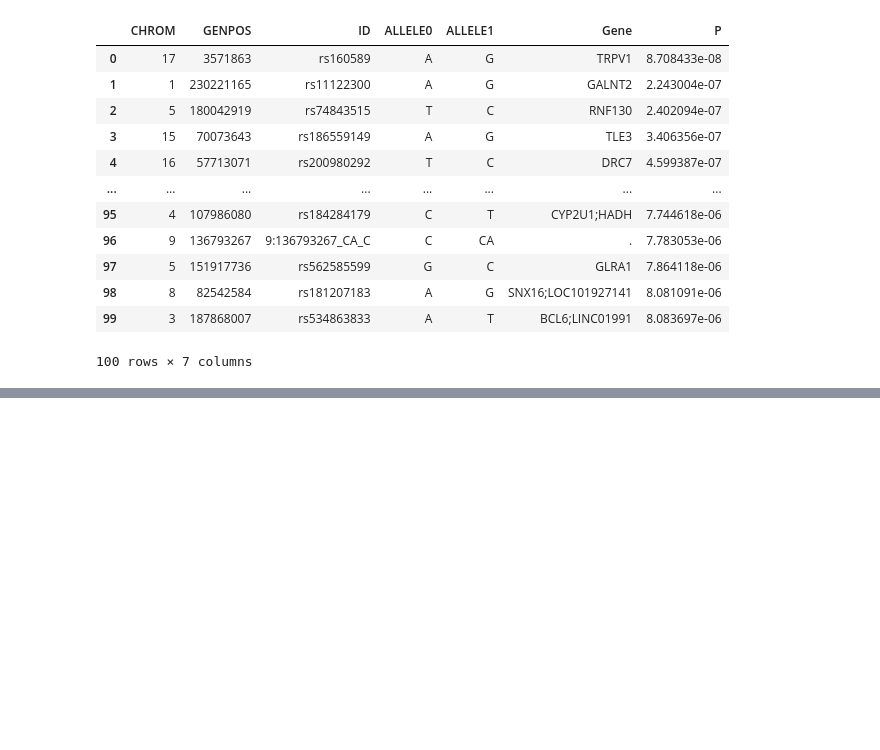
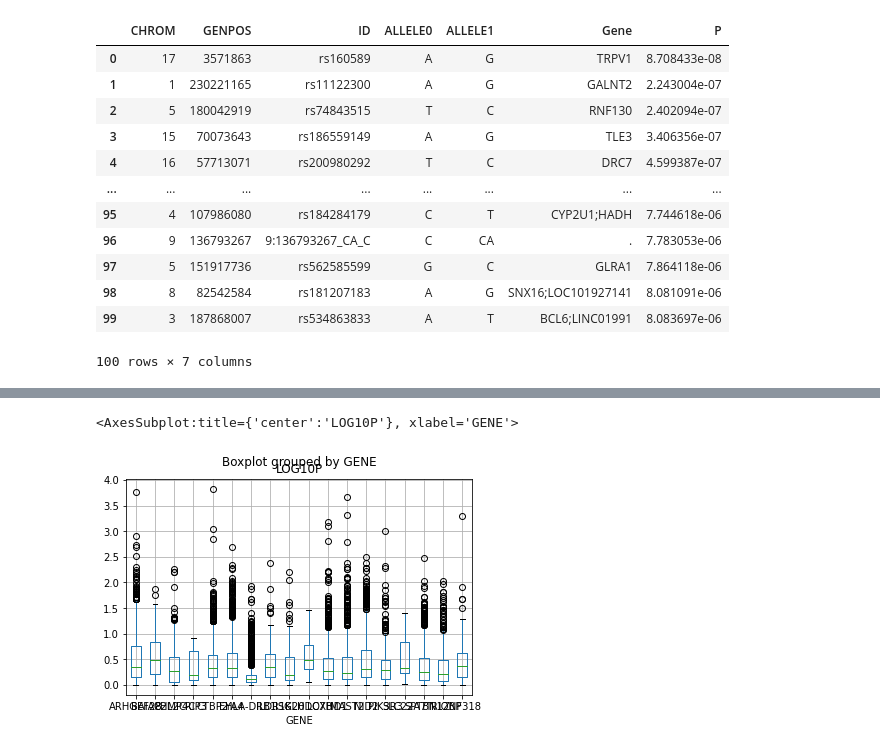
Before and after one commit to statgenetics/UKBB_GWAS_dev, a Jupyter notebook: workflow/030722_GenexNoise_interaction.ipynb, the cells around one changed output, grey strips where cells are left out. Saved outputs shown, nothing was run; the diff lists cells and outputs as text; code cells hidden in the pictures; blank space fills up the shorter version.

```diff
--- a/workflow/030722_GenexNoise_interaction.ipynb
+++ b/workflow/030722_GenexNoise_interaction.ipynb
@@ -1972,0 +2156,5 @@ comb(pfile,annofile,out)
+# %%
+import pandas as pd
+file = "~/UKBiobank/results/REGENIE_results/results_imputed_data/2022_02_15_regenie_interaction_noise/knowngenelist.txt"
+knowngene = pd.read_csv(file,header=None,sep=" ")
+knowngene
@@ -1972,0 +2179,4 @@ comb(pfile,annofile,out)
+# %%
+file = "~/UKBiobank/results/REGENIE_results/results_imputed_data/2022_02_15_regenie_interaction_noise/2022_02_18_f3393/f3393_f4825_1_interterm.slim.txt"
+stat = pd.read_csv(file,header=0,sep="\t")
+stat
@@ -1972,0 +2197,11 @@ comb(pfile,annofile,out)
+# %%
+inter = pd.DataFrame(columns=['CHROM', 'GENPOS', 'ID', 'GENE', 'P'])
+for i in range(0,knowngene.shape[0]):
+    tmp = stat[stat["CHROM"]==knowngene.loc[i,1]]
+    tmp = tmp[(tmp["GENPOS"]>=knowngene.loc[i,2])&(tmp["GENPOS"]<=knowngene.loc[i,3])]
+    tmp["GENE"] =  knowngene.loc[i,0]
+    tmp = tmp[['CHROM', 'GENPOS', 'ID', 'GENE', 'LOG10P']]
+    tmp["LOG10P"] = 10**(-tmp["LOG10P"])
+    tmp = tmp.rename(columns={"LOG10P":"P"})
+    inter = inter.append(tmp,ignore_index=True)
+inter
@@ -1972,0 +2306,18 @@ comb(pfile,annofile,out)
+# %%
+trait="f3393"
+noise="f3393_f4825_1"
+file = "~/UKBiobank/results/REGENIE_results/results_imputed_data/2022_02_15_regenie_interaction_noise/knowngenelist.txt"
+knowngene = pd.read_csv(file,header=None,sep=" ")
+statfile = "~/UKBiobank/results/REGENIE_results/results_imputed_data/2022_02_15_regenie_interaction_noise/2022_02_18_"+trait+"/"+noise+"_interterm.slim.txt"
+stat = pd.read_csv(statfile,header=0,sep="\t")
+inter = pd.DataFrame(columns=['CHROM', 'GENPOS', 'ID', 'GENE', 'LOG10P'])
+for i in range(0,knowngene.shape[0]):
+    tmp = stat[stat["CHROM"]==knowngene.loc[i,1]]
+    tmp = tmp[(tmp["GENPOS"]>=knowngene.loc[i,2])&(tmp["GENPOS"]<=knowngene.loc[i,3])]
+    tmp["GENE"] =  knowngene.loc[i,0]
+    tmp = tmp[['CHROM', 'GENPOS', 'ID', 'GENE', 'LOG10P']]
+    inter = inter.append(tmp,ignore_index=True)
+inter.boxplot("LOG10P",by='GENE')
+# %% [output]
+<AxesSubplot:title={'center':'LOG10P'}, xlabel='GENE'>
+[figure, added]
```
Also changed, not shown: parts of 69 cells of this notebook.
